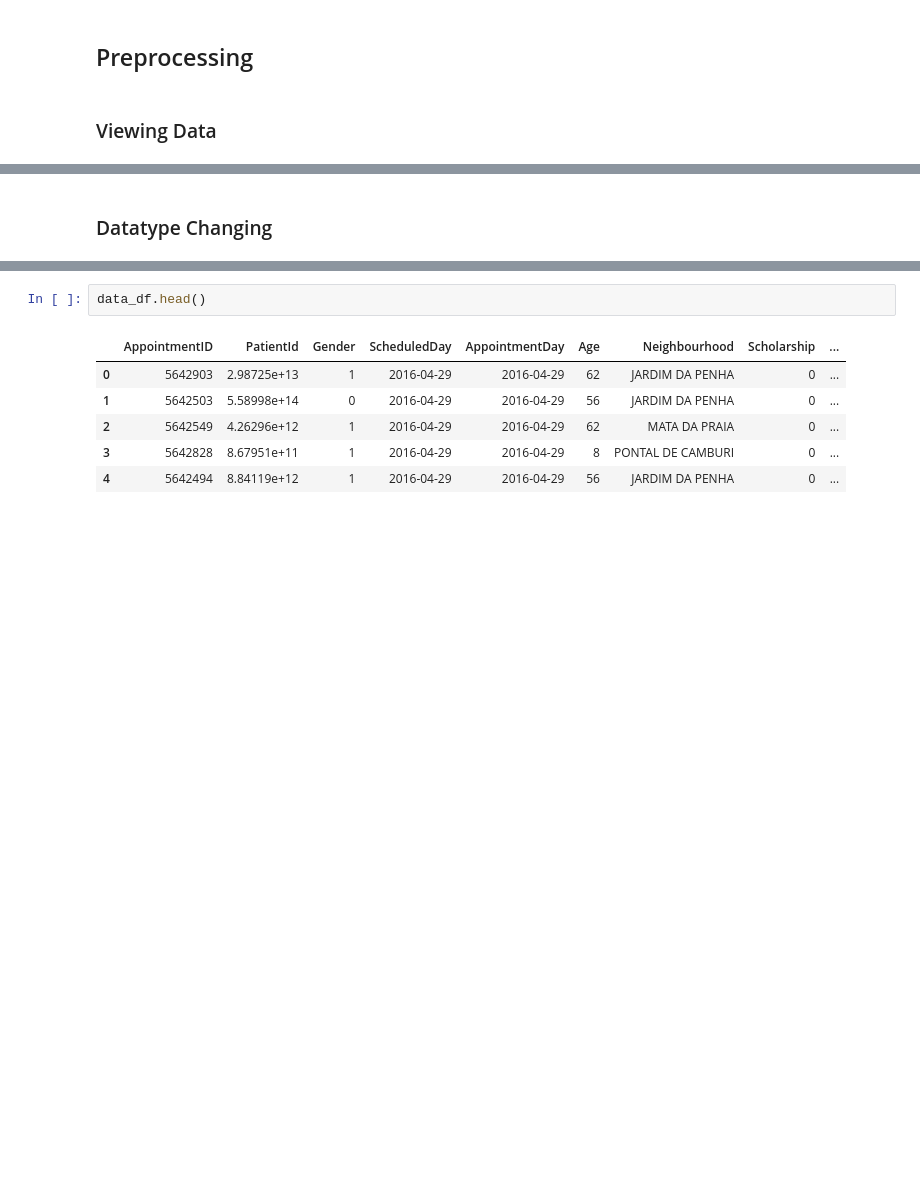
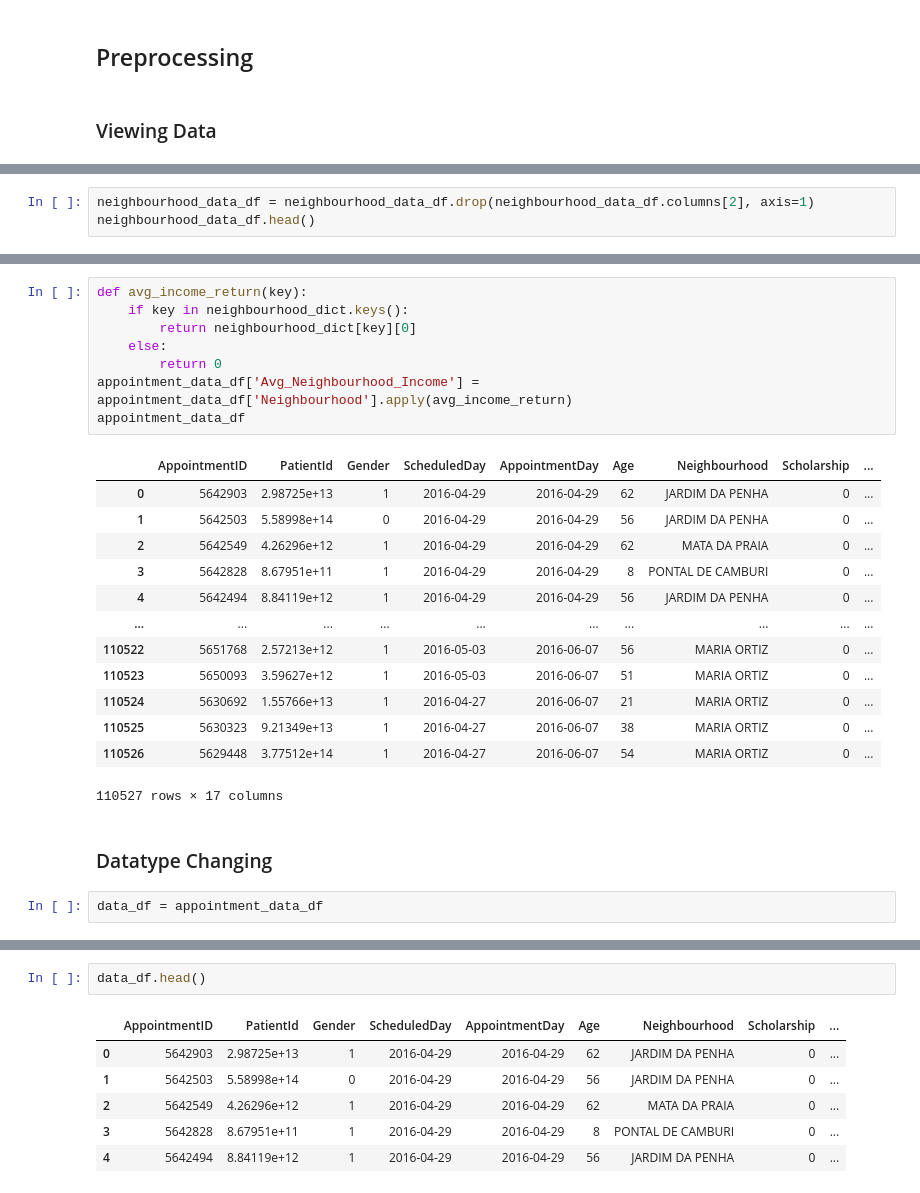
Before and after one commit to britnijgrimm/group2-project, a Jupyter notebook: Project_ML.ipynb, the cells around one changed output, grey strips where cells are left out. Cells and saved outputs as stored; diff of their text form; blank space fills up the shorter version.

```diff
--- a/Project_ML.ipynb
+++ b/Project_ML.ipynb
@@ -60,0 +76,3 @@ dtype: object
+# %%
+neighbourhood_data_df = neighbourhood_data_df.drop(neighbourhood_data_df.columns[2], axis=1)
+neighbourhood_data_df.head()
@@ -61,5 +108,29 @@ dtype: object
+# %%
+def avg_income_return(key):
+    if key in neighbourhood_dict.keys():
+        return neighbourhood_dict[key][0]
+    else:
+        return 0
+appointment_data_df['Avg_Neighbourhood_Income'] = appointment_data_df['Neighbourhood'].apply(avg_income_return)
+appointment_data_df
+# %% [output]
+|  | AppointmentID | PatientId | Gender | ScheduledDay | AppointmentDay | Age | Neighbourhood | Scholarship | ... |
+| 0 | 5642903 | 2.98725e+13 | 1 | 2016-04-29 | 2016-04-29 | 62 | JARDIM DA PENHA | 0 | ... |
+| 1 | 5642503 | 5.58998e+14 | 0 | 2016-04-29 | 2016-04-29 | 56 | JARDIM DA PENHA | 0 | ... |
+| 2 | 5642549 | 4.26296e+12 | 1 | 2016-04-29 | 2016-04-29 | 62 | MATA DA PRAIA | 0 | ... |
+| 3 | 5642828 | 8.67951e+11 | 1 | 2016-04-29 | 2016-04-29 | 8 | PONTAL DE CAMBURI | 0 | ... |
+| 4 | 5642494 | 8.84119e+12 | 1 | 2016-04-29 | 2016-04-29 | 56 | JARDIM DA PENHA | 0 | ... |
+| ... | ... | ... | ... | ... | ... | ... | ... | ... | ... |
+| 110522 | 5651768 | 2.57213e+12 | 1 | 2016-05-03 | 2016-06-07 | 56 | MARIA ORTIZ | 0 | ... |
+| 110523 | 5650093 | 3.59627e+12 | 1 | 2016-05-03 | 2016-06-07 | 51 | MARIA ORTIZ | 0 | ... |
+| 110524 | 5630692 | 1.55766e+13 | 1 | 2016-04-27 | 2016-06-07 | 21 | MARIA ORTIZ | 0 | ... |
+| 110525 | 5630323 | 9.21349e+13 | 1 | 2016-04-27 | 2016-06-07 | 38 | MARIA ORTIZ | 0 | ... |
+| 110526 | 5629448 | 3.77512e+14 | 1 | 2016-04-27 | 2016-06-07 | 54 | MARIA ORTIZ | 0 | ... |
+110527 rows × 17 columns
 # %% [markdown]
 ### Datatype Changing
+# %%
+data_df = appointment_data_df
 # %%
 data_df['PatientId'] = data_df['PatientId'].astype('object')
 data_df.dtypes
```
Also changed, not shown: parts of 24 cells of this notebook.
